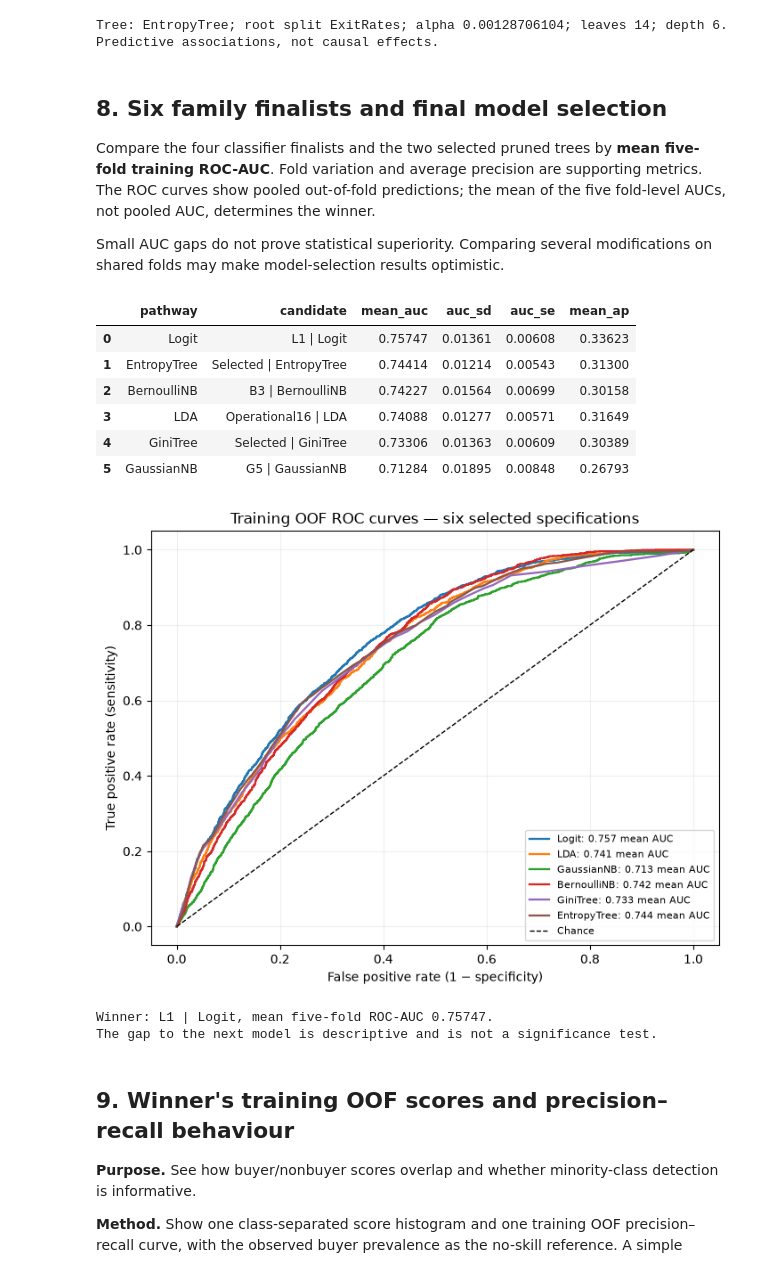
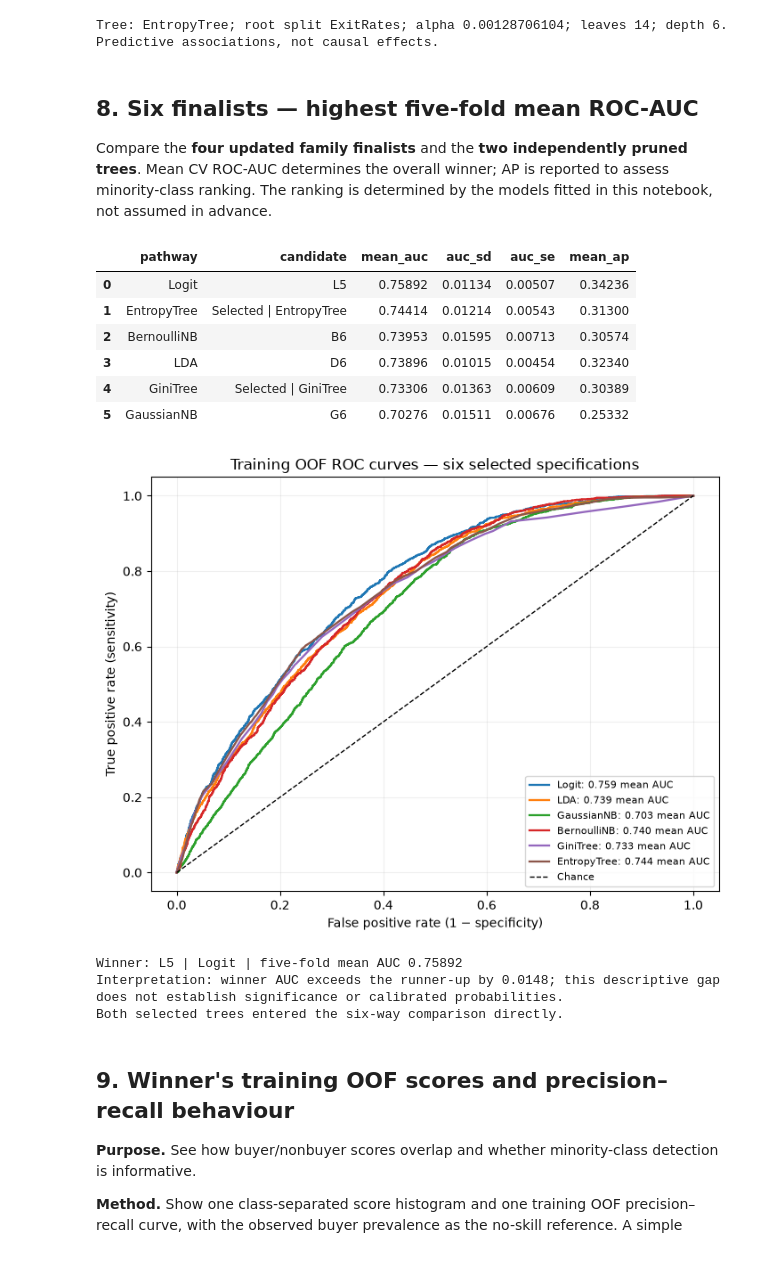
Before and after one commit to chloeng1904-svg/Statistical-Learning, a Jupyter notebook: online_shoppers_analysis.ipynb, the cells around one changed output. Drawn from its saved outputs; the diff is of its cells as text; code cells hidden in the pictures.

```diff
--- a/online_shoppers_analysis.ipynb
+++ b/online_shoppers_analysis.ipynb
@@ -1204,52 +1758,74 @@ print(f'Tree: {illustrated_family}; root split {root_name}; '
 [figure]
 Tree: EntropyTree; root split ExitRates; alpha 0.00128706104; leaves 14; depth 6. Predictive associations, not causal effects.
 # %% [markdown]
-## 8. Six family finalists and final model selection
+## 8. Six finalists — highest five-fold mean ROC-AUC
 
-Compare the four classifier finalists and the two selected pruned trees by **mean five-fold training ROC-AUC**. Fold variation and average precision are supporting metrics. The ROC curves show pooled out-of-fold predictions; the mean of the five fold-level AUCs, not pooled AUC, determines the winner.
-
-Small AUC gaps do not prove statistical superiority. Comparing several modifications on shared folds may make model-selection results optimistic.
+Compare the **four updated family finalists** and the **two independently pruned trees**. Mean CV ROC-AUC determines the overall winner; AP is reported to assess minority-class ranking. The ranking is determined by the models fitted in this notebook, not assumed in advance.
 # %%
 FINALIST_FAMILIES=[*FAMILY_ORDER,*TREE_FAMILIES]
 FINALIST_ROWS=[]
+OOF_ROWS=[]
+FOLD_SCORE_ROWS=[]
 for fam in FINALIST_FAMILIES:
     label=PATH_FINALISTS[fam] if fam in PATH_FINALISTS else TREE_FINALISTS[fam]
     r=RESULTS[label]
+    assert r['status']=='SCORED' and len(r['folds'])==K
+    coverage=np.zeros(len(ytr),dtype=int)
+    for (fit_idx,val_idx),fr in zip(FOLD_INDICES,r['folds']):
+        coverage[val_idx]+=1
+        yy=ytr.iloc[val_idx].to_numpy()
+        pp=r['oof'][val_idx]
+        assert abs(roc_auc_score(yy,pp)-fr['roc_auc'])<1e-12
+        assert abs(average_precision_score(yy,pp)-fr['average_precision'])<1e-12
+        FOLD_SCORE_ROWS.append({'family':fam,'finalist':label,'fold':fr['fold'],
+                'roc_auc':fr['roc_auc'],'average_precision':fr['average_precision']})
+    assert np.all(coverage==1)
     FINALIST_ROWS.append({'pathway':fam,'candidate':label,'mean_auc':r['mean_fold_auc'],
-       'auc_sd':r['fold_auc_sd'],'auc_se':r['fold_auc_se'],
-       'mean_ap':r['mean_fold_ap'],'pooled_oof_auc':r['pooled_oof_auc']})
+            'auc_sd':r['fold_auc_sd'],'auc_se':r['fold_auc_se'],
+            'mean_ap':r['mean_fold_ap'],'pooled_oof_auc':r['pooled_oof_auc']})
+    for row_id,yy,pp in zip(Xtr.index,ytr.to_numpy(),r['oof']):
+        OOF_ROWS.append({'finalist':label,'row_id':int(row_id),'observed':int(yy),'oof_probability':float(pp)})
 FINALISTS=pd.DataFrame(FINALIST_ROWS).sort_values(['mean_auc','candidate'],ascending=[False,True]).reset_index(drop=True)
 WINNER_LABEL=str(FINALISTS.iloc[0]['candidate'])
 WINNER_FAMILY=str(FINALISTS.iloc[0]['pathway'])
-WINNER_CONFIG=(PATH_FINAL_CONFIGS[WINNER_FAMILY].copy() if WINNER_FAMILY in PATH_FINAL_CONFIGS
-               else {'ccp_alpha':TREE_SELECTED[WINNER_FAMILY]['ccp_alpha']})
+WINNER_CONFIG=(PATH_FINAL_CONFIGS[WINNER_FAMILY].copy()
+    if WINNER_FAMILY in PATH_FINAL_CONFIGS else {'ccp_alpha':TREE_SELECTED[WINNER_FAMILY]['ccp_alpha']})
 WINNER_OOF=np.asarray(RESULTS[WINNER_LABEL]['oof'],dtype=float)
 BASE_RATE=float(ytr.mean())
-display(FINALISTS[['pathway','candidate','mean_auc','auc_sd','auc_se','mean_ap']].round(5))
+PUBLIC_LABELS={r['canonical_candidate']:r['display_id'] for r in DISPLAY_ALIAS_ROWS}
+WINNER_DISPLAY=PUBLIC_LABELS.get(WINNER_LABEL,WINNER_LABEL)
+VISIBLE_FINALISTS=FINALISTS[['pathway','candidate','mean_auc','auc_sd','auc_se','mean_ap']].copy()
+VISIBLE_FINALISTS['candidate']=VISIBLE_FINALISTS['candidate'].replace(PUBLIC_LABELS)
+display(VISIBLE_FINALISTS.round(5))
 fig,ax=plt.subplots(figsize=(7.2,5.6))
 for fam in FINALIST_FAMILIES:
     label=PATH_FINALISTS[fam] if fam in PATH_FINALISTS else TREE_FINALISTS[fam]
     fpr,tpr,_=roc_curve(ytr,RESULTS[label]['oof'])
     ax.plot(fpr,tpr,lw=1.65,label=f'{fam}: {RESULTS[label]["mean_fold_auc"]:.3f} mean AUC')
 ax.plot([0,1],[0,1],'k--',lw=1,label='Chance')
 ax.set(xlabel='False positive rate (1 − specificity)',ylabel='True positive rate (sensitivity)',
        title='Training OOF ROC curves — six selected specifications')
 ax.legend(loc='lower right',fontsize=8)
 ax.grid(alpha=.2);fig.tight_layout()
 display(fig);plt.close(fig)
-print(f'Winner: {WINNER_LABEL}, mean five-fold ROC-AUC {FINALISTS.iloc[0]["mean_auc"]:.5f}.')
-print('The gap to the next model is descriptive and is not a significance test.')
+print(f'Winner: {WINNER_DISPLAY} | {WINNER_FAMILY} | five-fold mean AUC {float(FINALISTS.iloc[0]["mean_auc"]):.5f}')
+print(f'Interpretation: winner AUC exceeds the runner-up by {float(FINALISTS.iloc[0].mean_auc-FINALISTS.iloc[1].mean_auc):.4f}; this descriptive gap does not establish significance or calibrated probabilities.')
+assert len(FINALISTS)==6 and FINALISTS.pathway.nunique()==6
+assert set(FINALISTS.pathway)==set(FINALIST_FAMILIES)
+assert WINNER_LABEL not in {f'All17 | {f}' for f in FINALIST_FAMILIES}
+print('Both selected trees entered the six-way comparison directly.')
 # %% [output]
 |  | pathway | candidate | mean_auc | auc_sd | auc_se | mean_ap |
-| 0 | Logit | L1 | Logit | 0.75747 | 0.01361 | 0.00608 | 0.33623 |
+| 0 | Logit | L5 | 0.75892 | 0.01134 | 0.00507 | 0.34236 |
 | 1 | EntropyTree | Selected | EntropyTree | 0.74414 | 0.01214 | 0.00543 | 0.31300 |
-| 2 | BernoulliNB | B3 | BernoulliNB | 0.74227 | 0.01564 | 0.00699 | 0.30158 |
-| 3 | LDA | Operational16 | LDA | 0.74088 | 0.01277 | 0.00571 | 0.31649 |
+| 2 | BernoulliNB | B6 | 0.73953 | 0.01595 | 0.00713 | 0.30574 |
+| 3 | LDA | D6 | 0.73896 | 0.01015 | 0.00454 | 0.32340 |
 | 4 | GiniTree | Selected | GiniTree | 0.73306 | 0.01363 | 0.00609 | 0.30389 |
-| 5 | GaussianNB | G5 | GaussianNB | 0.71284 | 0.01895 | 0.00848 | 0.26793 |
+| 5 | GaussianNB | G6 | 0.70276 | 0.01511 | 0.00676 | 0.25332 |
-[figure, old version]
+[figure, new version]
-Winner: L1 | Logit, mean five-fold ROC-AUC 0.75747.
-The gap to the next model is descriptive and is not a significance test.
+Winner: L5 | Logit | five-fold mean AUC 0.75892
+Interpretation: winner AUC exceeds the runner-up by 0.0148; this descriptive gap does not establish significance or calibrated probabilities.
+Both selected trees entered the six-way comparison directly.
 # %% [markdown]
 ## 9. Winner's training OOF scores and precision–recall behaviour
 **Purpose.** See how buyer/nonbuyer scores overlap and whether minority-class detection is informative.
```
Also changed, not shown: parts of 45 cells of this notebook, 2 other files.
